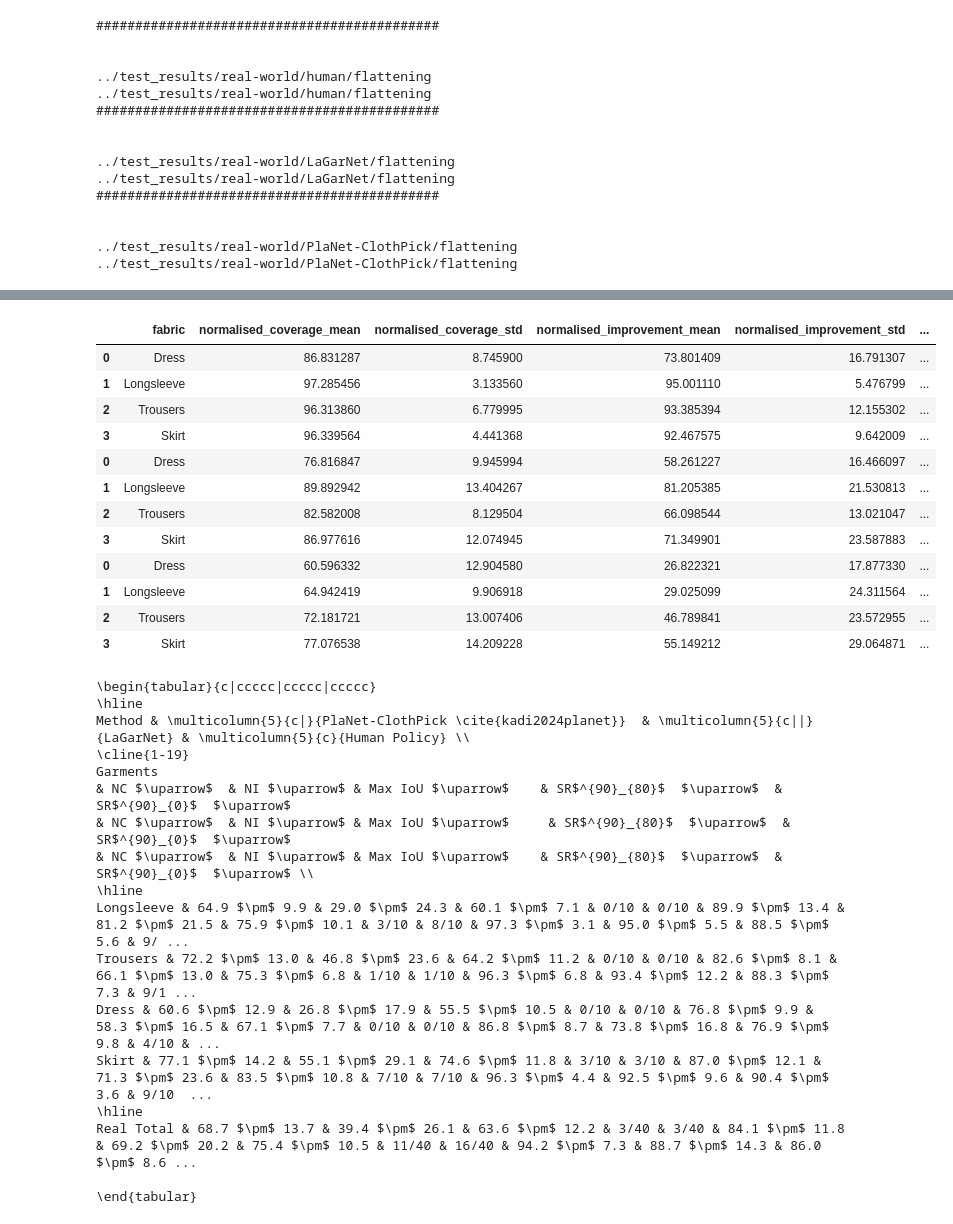
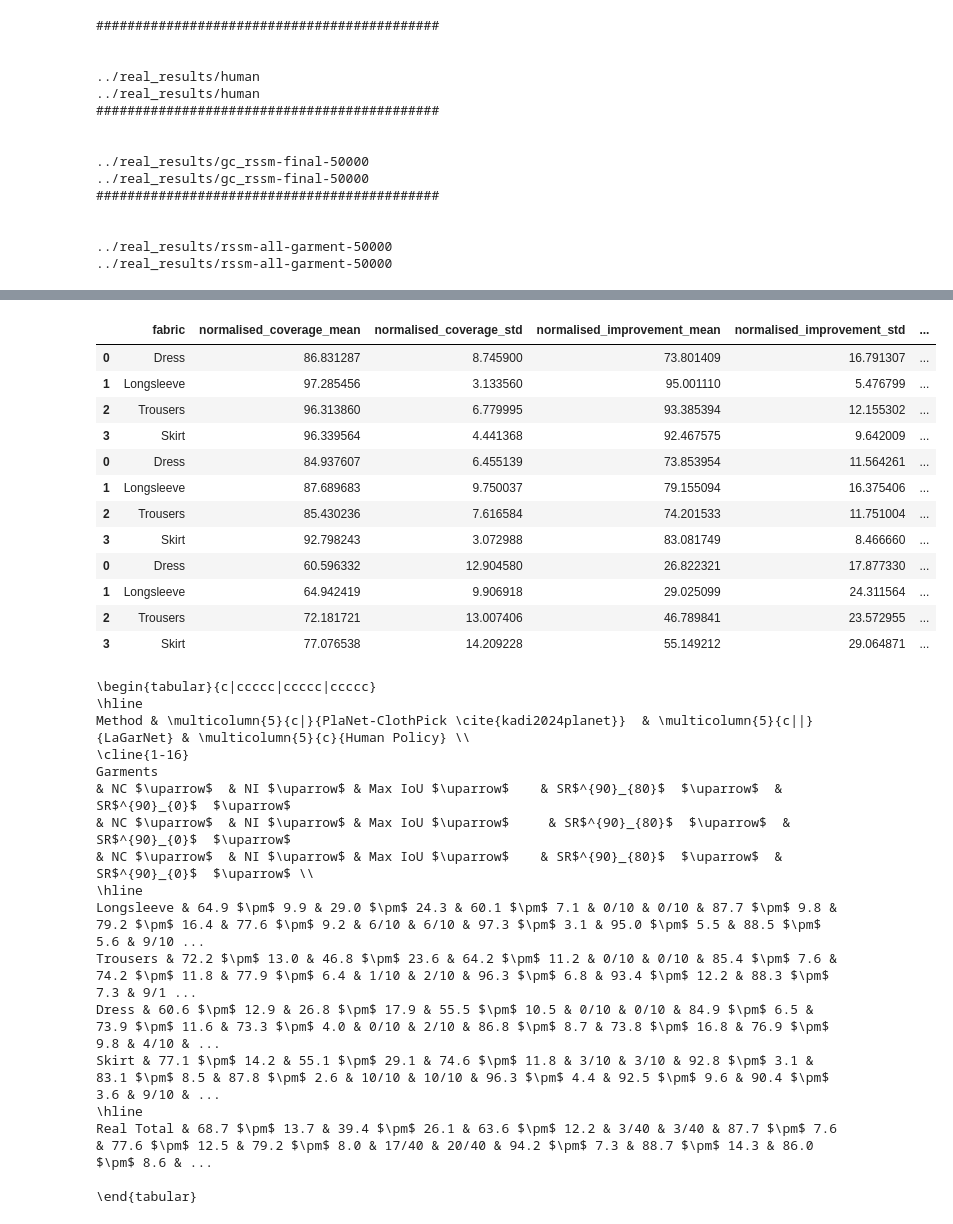
Before and after one commit to st-cortex-lab/LaGarNet, a Jupyter notebook: analysis/real-world.ipynb, the cells around one changed output, grey strips where cells are left out. Saved outputs shown, nothing was run; the diff lists cells and outputs as text; code cells hidden in the pictures.

Commit message:
update experiments

```diff
--- a/analysis/real-world.ipynb
+++ b/analysis/real-world.ipynb
@@ -18,9 +18,9 @@ model_data = {
     'exp_dirs': [
         #'flattening-agent-cloth-mask-centre-multiple-prioritise-middle+RGB2M-on-mix-800k-all-garment-bonus-penalty-v2-50000'
         #'flattening-agent-cloth-mask-centre-multiple-prioritise-middle+RGB2M-on-mix-200k-sf-50000',
-        '../test_results/real-world/human/flattening',
-        '../test_results/real-world/LaGarNet/flattening',
-        '../test_results/real-world/PlaNet-ClothPick/flattening',
+        '../real_results/human',
+        '../real_results/gc_rssm-final-50000',
+        '../real_results/rssm-all-garment-50000',
         # '../test_results/real-world/mask-biased/flattening',
     ]
 }
@@ -303,12 +303,12 @@ def show_trajectory(experiment, plt_steps=None, task='Flattening'):
 # %%
 ## Get step-wise evaluation results
 import json
-def get_stepwise_eval(experiment):
+def get_stepwise_eval(experiment, max_step):
     steps = [d for d in os.listdir('./' + experiment) if os.path.isdir('./' + experiment + '/' + d)]
     ## filter the steps that have `goal` in the name
     steps = [s for s in steps if 'step' in s]
     #print('steps:', steps)
-    horizon = len(steps)
+    horizon = min(len(steps), max_step)
     #print('horizon:', horizon)
     evaluations = {
         'trial': [],
@@ -336,7 +336,7 @@ def get_stepwise_eval(experiment):
     return df
 
 task='flattening'
-
+horizon = 11
 total_states=[]
 total_objects_states = []
 
@@ -353,7 +353,7 @@ for exps in exp_dirs:
     experiments = get_all_dir(exps)
     evals = []
     for exp in experiments:
-        evals.append(get_stepwise_eval(exp))
+        evals.append(get_stepwise_eval(exp, horizon))
 
     eval_df = pd.concat(evals)
 
@@ -551,7 +551,7 @@ for exps in exp_dirs:
         combined_total_stats['num_success_sum'] = [total_auto_success_df['num_auto_success'].sum()]
         combined_total_stats['num_trials_sum'] = [total_auto_success_df['num_trials'].sum()]
 
-    combined_total_stats['agent'] = exps.split('/')[-2]
+    combined_total_stats['agent'] = exps.split('/')[-1]
     #display(combined_total_stats)
     total_states.append(combined_total_stats)
 
@@ -591,7 +591,7 @@ for exps in exp_dirs:
 
     dfs = [df for df in [nc_agg, ni_agg, iou_agg, s2f_agg, human_agg] if 'df' in locals() and df is not None]
     summary_df = reduce(lambda left, right: pd.merge(left, right, on='fabric', how='outer'), dfs)
-    summary_df['agent'] =  exps.split('/')[-2]
+    summary_df['agent'] =  exps.split('/')[-1]
 
     total_objects_states.append(summary_df)
 
@@ -601,9 +601,8 @@ total_states = pd.concat(total_states)
 total_objects_states = pd.concat(total_objects_states)
 agent_rename = {
     'human': 'Human Policy',
-    'LaGarNet': 'LaGarNet',
-    'mask-biased': 'Mask-biased Random',
-    'PlaNet-ClothPick': 'PlaNet-ClothPick'
+    'gc_rssm-final-50000': 'LaGarNet',
+    'rssm-all-garment-50000': 'PlaNet-ClothPick'
 }
 
 fabric_rename = {
@@ -631,17 +630,17 @@ display(total_objects_states)
 ############################################
 
 
-../test_results/real-world/human/flattening
-../test_results/real-world/human/flattening
+../real_results/human
+../real_results/human
 ############################################
 
 
-../test_results/real-world/LaGarNet/flattening
-../test_results/real-world/LaGarNet/flattening
+../real_results/gc_rssm-final-50000
+../real_results/gc_rssm-final-50000
 ############################################
 
 
-../test_results/real-world/PlaNet-ClothPick/flattening
-../test_results/real-world/PlaNet-ClothPick/flattening
+../real_results/rssm-all-garment-50000
+../real_results/rssm-all-garment-50000
 |  | normalised_coverage_mean | normalised_coverage_std | normalised_improvement_mean | normalised_improvement_std | max_IoU_mean | ... |
 | 0 | 94.192542 | 7.332183 | 88.663872 | 14.279365 | 86.001593 | ... |
@@ -649,13 +648,13 @@ display(total_objects_states)
 | 0 | 68.699252 | 13.721316 | 39.446618 | 26.059435 | 63.566643 | ... |
 |  | fabric | normalised_coverage_mean | normalised_coverage_std | normalised_improvement_mean | normalised_improvement_std | ... |
 | 0 | Dress | 86.831287 | 8.745900 | 73.801409 | 16.791307 | ... |
 | 1 | Longsleeve | 97.285456 | 3.133560 | 95.001110 | 5.476799 | ... |
 | 2 | Trousers | 96.313860 | 6.779995 | 93.385394 | 12.155302 | ... |
 | 3 | Skirt | 96.339564 | 4.441368 | 92.467575 | 9.642009 | ... |
-| 0 | Dress | 76.816847 | 9.945994 | 58.261227 | 16.466097 | ... |
-| 1 | Longsleeve | 89.892942 | 13.404267 | 81.205385 | 21.530813 | ... |
-| 2 | Trousers | 82.582008 | 8.129504 | 66.098544 | 13.021047 | ... |
-| 3 | Skirt | 86.977616 | 12.074945 | 71.349901 | 23.587883 | ... |
+| 0 | Dress | 84.937607 | 6.455139 | 73.853954 | 11.564261 | ... |
+| 1 | Longsleeve | 87.689683 | 9.750037 | 79.155094 | 16.375406 | ... |
+| 2 | Trousers | 85.430236 | 7.616584 | 74.201533 | 11.751004 | ... |
+| 3 | Skirt | 92.798243 | 3.072988 | 83.081749 | 8.466660 | ... |
 | 0 | Dress | 60.596332 | 12.904580 | 26.822321 | 17.877330 | ... |
 | 1 | Longsleeve | 64.942419 | 9.906918 | 29.025099 | 24.311564 | ... |
 | 2 | Trousers | 72.181721 | 13.007406 | 46.789841 | 23.572955 | ... |
@@ -773,17 +772,17 @@ print(latex)
 \begin{tabular}{c|ccccc|ccccc|ccccc}
 \hline
 Method & \multicolumn{5}{c|}{PlaNet-ClothPick \cite{kadi2024planet}}  & \multicolumn{5}{c||}{LaGarNet} & \multicolumn{5}{c}{Human Policy} \\
-\cline{1-19}
+\cline{1-16}
 Garments
 & NC $\uparrow$  & NI $\uparrow$ & Max IoU $\uparrow$    & SR$^{90}_{80}$  $\uparrow$  & SR$^{90}_{0}$  $\uparrow$
 & NC $\uparrow$  & NI $\uparrow$ & Max IoU $\uparrow$     & SR$^{90}_{80}$  $\uparrow$  & SR$^{90}_{0}$  $\uparrow$
 & NC $\uparrow$  & NI $\uparrow$ & Max IoU $\uparrow$    & SR$^{90}_{80}$  $\uparrow$  & SR$^{90}_{0}$  $\uparrow$ \\
 \hline
-Longsleeve & 64.9 $\pm$ 9.9 & 29.0 $\pm$ 24.3 & 60.1 $\pm$ 7.1 & 0/10 & 0/10 & 89.9 $\pm$ 13.4 & 81.2 $\pm$ 21.5 & 75.9 $\pm$ 10.1 & 3/10 & 8/10 & 97.3 $\pm$ 3.1 & 95.0 $\pm$ 5.5 & 88.5 $\pm$ 5.6 & 9/ ...
-Trousers & 72.2 $\pm$ 13.0 & 46.8 $\pm$ 23.6 & 64.2 $\pm$ 11.2 & 0/10 & 0/10 & 82.6 $\pm$ 8.1 & 66.1 $\pm$ 13.0 & 75.3 $\pm$ 6.8 & 1/10 & 1/10 & 96.3 $\pm$ 6.8 & 93.4 $\pm$ 12.2 & 88.3 $\pm$ 7.3 & 9/1 ...
-Dress & 60.6 $\pm$ 12.9 & 26.8 $\pm$ 17.9 & 55.5 $\pm$ 10.5 & 0/10 & 0/10 & 76.8 $\pm$ 9.9 & 58.3 $\pm$ 16.5 & 67.1 $\pm$ 7.7 & 0/10 & 0/10 & 86.8 $\pm$ 8.7 & 73.8 $\pm$ 16.8 & 76.9 $\pm$ 9.8 & 4/10 & ...
-Skirt & 77.1 $\pm$ 14.2 & 55.1 $\pm$ 29.1 & 74.6 $\pm$ 11.8 & 3/10 & 3/10 & 87.0 $\pm$ 12.1 & 71.3 $\pm$ 23.6 & 83.5 $\pm$ 10.8 & 7/10 & 7/10 & 96.3 $\pm$ 4.4 & 92.5 $\pm$ 9.6 & 90.4 $\pm$ 3.6 & 9/10  ...
+Longsleeve & 64.9 $\pm$ 9.9 & 29.0 $\pm$ 24.3 & 60.1 $\pm$ 7.1 & 0/10 & 0/10 & 87.7 $\pm$ 9.8 & 79.2 $\pm$ 16.4 & 77.6 $\pm$ 9.2 & 6/10 & 6/10 & 97.3 $\pm$ 3.1 & 95.0 $\pm$ 5.5 & 88.5 $\pm$ 5.6 & 9/10 ...
+Trousers & 72.2 $\pm$ 13.0 & 46.8 $\pm$ 23.6 & 64.2 $\pm$ 11.2 & 0/10 & 0/10 & 85.4 $\pm$ 7.6 & 74.2 $\pm$ 11.8 & 77.9 $\pm$ 6.4 & 1/10 & 2/10 & 96.3 $\pm$ 6.8 & 93.4 $\pm$ 12.2 & 88.3 $\pm$ 7.3 & 9/1 ...
+Dress & 60.6 $\pm$ 12.9 & 26.8 $\pm$ 17.9 & 55.5 $\pm$ 10.5 & 0/10 & 0/10 & 84.9 $\pm$ 6.5 & 73.9 $\pm$ 11.6 & 73.3 $\pm$ 4.0 & 0/10 & 2/10 & 86.8 $\pm$ 8.7 & 73.8 $\pm$ 16.8 & 76.9 $\pm$ 9.8 & 4/10 & ...
+Skirt & 77.1 $\pm$ 14.2 & 55.1 $\pm$ 29.1 & 74.6 $\pm$ 11.8 & 3/10 & 3/10 & 92.8 $\pm$ 3.1 & 83.1 $\pm$ 8.5 & 87.8 $\pm$ 2.6 & 10/10 & 10/10 & 96.3 $\pm$ 4.4 & 92.5 $\pm$ 9.6 & 90.4 $\pm$ 3.6 & 9/10 & ...
 \hline
-Real Total & 68.7 $\pm$ 13.7 & 39.4 $\pm$ 26.1 & 63.6 $\pm$ 12.2 & 3/40 & 3/40 & 84.1 $\pm$ 11.8 & 69.2 $\pm$ 20.2 & 75.4 $\pm$ 10.5 & 11/40 & 16/40 & 94.2 $\pm$ 7.3 & 88.7 $\pm$ 14.3 & 86.0 $\pm$ 8.6 ...
+Real Total & 68.7 $\pm$ 13.7 & 39.4 $\pm$ 26.1 & 63.6 $\pm$ 12.2 & 3/40 & 3/40 & 87.7 $\pm$ 7.6 & 77.6 $\pm$ 12.5 & 79.2 $\pm$ 8.0 & 17/40 & 20/40 & 94.2 $\pm$ 7.3 & 88.7 $\pm$ 14.3 & 86.0 $\pm$ 8.6 & ...
 
 \end{tabular}
```
Also changed, not shown: parts of 1 cell of this notebook.
